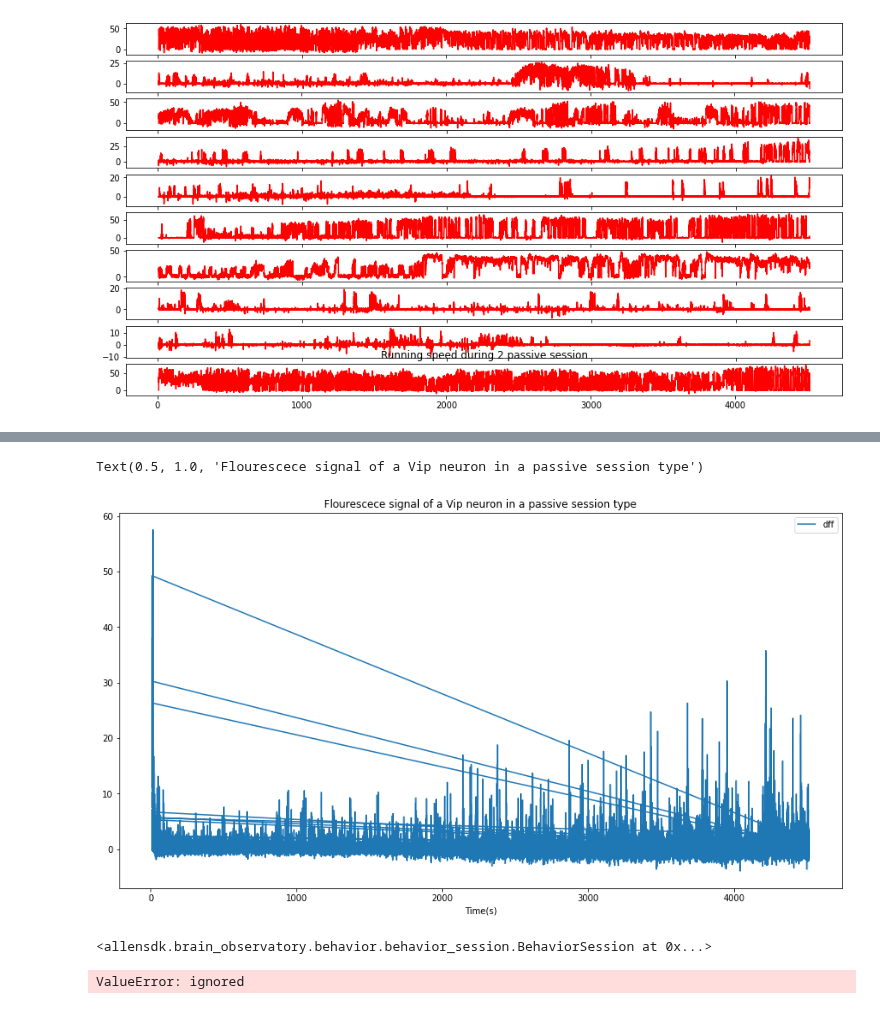
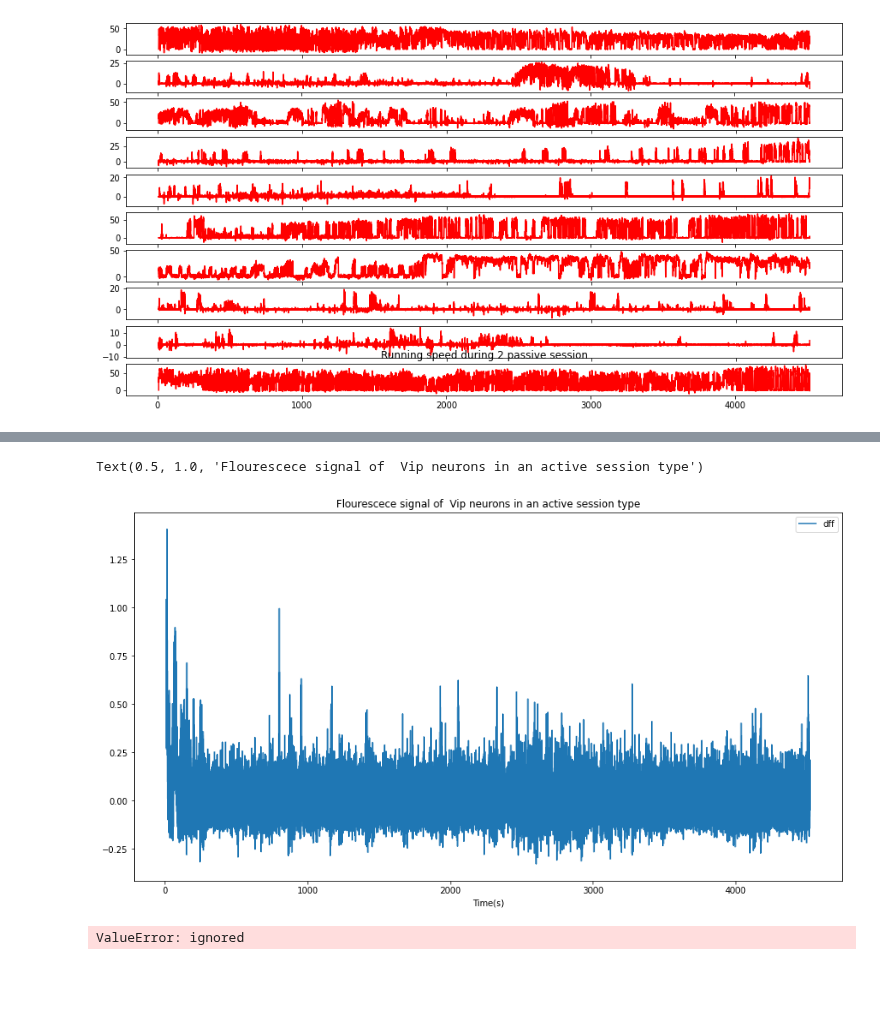
Before and after one commit to MiladQolami/NeuroMatch_2022_group_project, a Jupyter notebook: Coding_Exercise.ipynb, the cells around one changed output, grey strips where cells are left out. Cells and saved outputs as stored; diff of their text form; code cells hidden in the pictures; blank space fills up the shorter version.

```diff
--- a/Coding_Exercise.ipynb
+++ b/Coding_Exercise.ipynb
@@ -433,5 +469,5 @@ coeff, _ = scipy.stats.spearmanr(trial_speeds,example_session.trials.reward_volu
 # %%
 # 5) Download Ophys Experiment files ( just for the first session )
 active_behavior_session_ids
-active_ophys_experiment_ids_dict[active_behavior_session_ids[0]]
-active1=cache.get_behavior_ophys_experiment(848760983)
+active_ophys_experiment_ids_dict[active_behavior_session_ids[1]]
+active1=cache.get_behavior_ophys_experiment(1089128027)
@@ -472,0 +474,4 @@ tidy1=ophys.build_tidy_cell_df(active1)
+# %%
+tidy1=ophys.build_tidy_cell_df(active1)
+ACell_roi_id = tidy1.cell_roi_id.unique()[1]
+cell1 = tidy1.query("cell_roi_id == @ACell_roi_id")
@@ -473,16 +492,14 @@ tidy1=ophys.build_tidy_cell_df(active1)
 # %%
-tidy1.plot(
+cell1.plot(
     x = 'timestamps',
     y = 'dff'
 )
 plt.xlabel('Time(s)')
-plt.title('Flourescece signal of a Vip neuron in a passive session type')
+plt.title('Flourescece signal of  Vip neurons in an active session type')
 # %% [output]
-Text(0.5, 1.0, 'Flourescece signal of a Vip neuron in a passive session type')
+Text(0.5, 1.0, 'Flourescece signal of  Vip neurons in an active session type')
-[figure, old version]
+[figure, new version]
 # %%
-behavior1=cache.get_behavior_session(active_behavior_session_ids[0])
+behavior1=cache.get_behavior_session(active_behavior_session_ids[1])
-# %% [output]
-<allensdk.brain_observatory.behavior.behavior_session.BehaviorSession at 0x...>
 # %%
 speed1=behavior1.running_speed.speed.values
```
Also changed, not shown: parts of 15 cells of this notebook.
